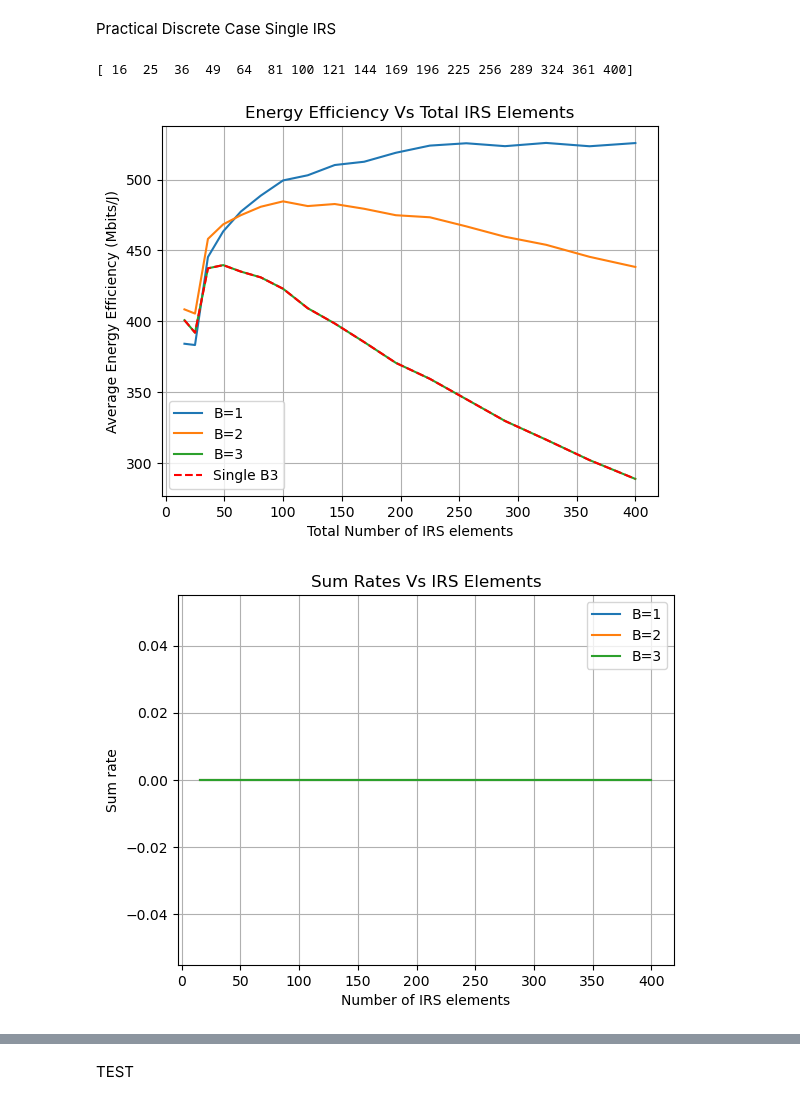
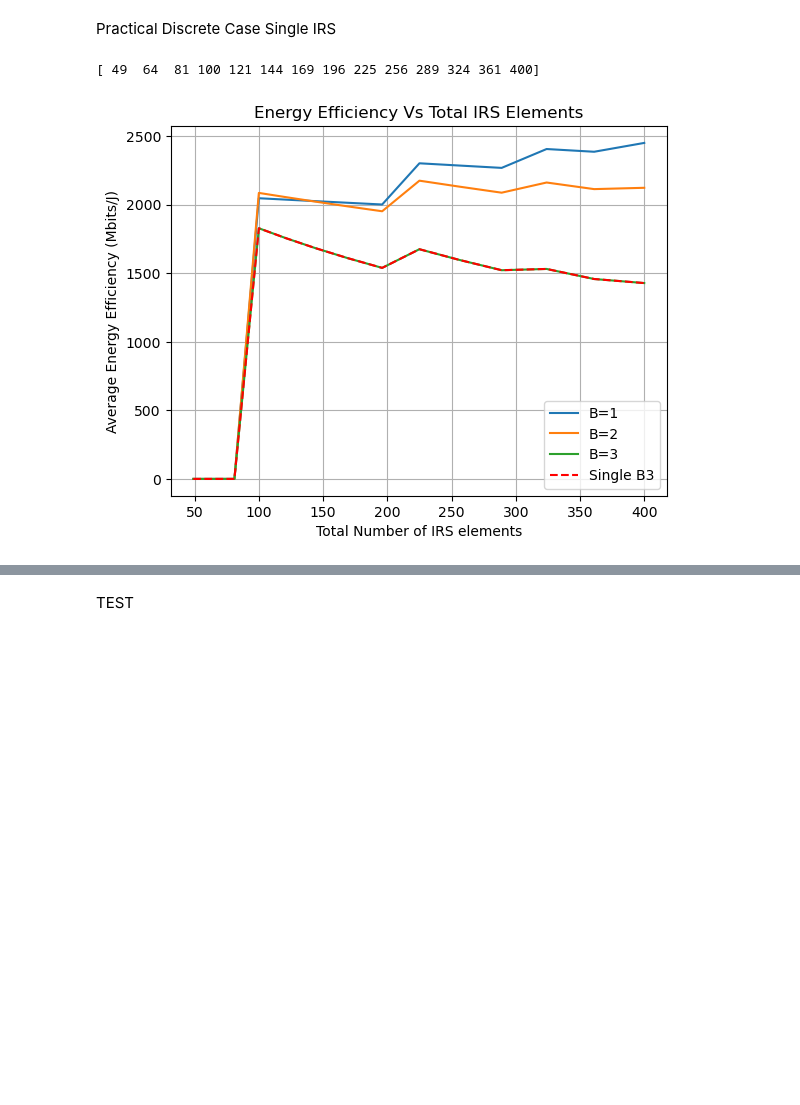
Before and after one commit to TariqUmar/SISO_Network_Implementation, a Jupyter notebook: plots_Ns_Vs_EE.ipynb, the cells around one changed output, grey strips where cells are left out. Cells and saved outputs as stored; diff of their text form; code cells hidden in the pictures; blank space fills up the shorter version.

```diff
--- a/plots_Ns_Vs_EE.ipynb
+++ b/plots_Ns_Vs_EE.ipynb
@@ -222,7 +223,7 @@ Ideal Continuous Case Double IRS
 RATE_THRESHOLD = 10
 B = None
 Ns_max_sqrt = int(np.sqrt(Ns_max))
-N_values = np.array([i**2 for i in range(4, Ns_max_sqrt + 1)])
+N_values = np.array([i**2 for i in range(Ns_start, Ns_max_sqrt + 1)])
 print(N_values)
 
 
@@ -387,7 +388,7 @@ Practical Discrete Case Double IRS
 RATE_THRESHOLD = 10
 qB = np.arange(1,4,1)
 Ns_max_sqrt = int(np.sqrt(Ns_max))
-N_values = np.array([i**2 for i in range(4, Ns_max_sqrt + 1)])
+N_values = np.array([i**2 for i in range(Ns_start, Ns_max_sqrt + 1)])
 # print(N_values)
 
 
@@ -621,7 +622,7 @@ Ideal Continuous Case Single IRS
 RATE_THRESHOLD = 10
 B = None
 Ns_max_sqrt = int(np.sqrt(Ns_max))
-N_values = np.array([i**2 for i in range(4, Ns_max_sqrt + 1)])
+N_values = np.array([i**2 for i in range(Ns_start, Ns_max_sqrt + 1)])
 print(N_values)
 
 
@@ -781,7 +782,7 @@ Practical Discrete Case Single IRS
 RATE_THRESHOLD = 10
 qB = np.arange(1,4,1)
 Ns_max_sqrt = int(np.sqrt(Ns_max))
-N_values = np.array([i**2 for i in range(4, Ns_max_sqrt + 1)])
+N_values = np.array([i**2 for i in range(Ns_start, Ns_max_sqrt + 1)])
 print(N_values)
 
 
@@ -902,7 +903,7 @@ for B in qB:
         # sum_rates_1.append((np.sum(sum_rate)/NUM_SIMULATIONS))
 
     # Store the results in the dictionary with N as the key
-    # results_dict_1[B] = sum_rates_1
+    results_dict_1[B] = sum_rates_1
 
     # Store the results in the dictionary with N as the key
     results_dict_2[B] = average_energy_efficiency_1
@@ -915,35 +916,34 @@ SingleB3 = results_dict_2[3]
 # print('done')
 # print(N_values)
 # %% [output]
-[ 16  25  36  49  64  81 100 121 144 169 196 225 256 289 324 361 400]
+[ 49  64  81 100 121 144 169 196 225 256 289 324 361 400]
 # %%
 # Plot the graph for each value of N
 for B, average_energy_efficiency_1 in results_dict_2.items():
     plt.plot(N_values, average_energy_efficiency_1, label=f'B={B}')
 
 plt.plot(N_values, SingleB3, '--r', label='Single B3')
 
 plt.ylabel('Average Energy Efficiency (Mbits/J)')
 plt.xlabel('Total Number of IRS elements')
 plt.title('Energy Efficiency Vs Total IRS Elements')
 plt.legend()
 plt.grid(True)
 plt.show()
 
-plt.figure()
-# Plot the graph for each value of N
-for B, sum_rates_1 in results_dict_1.items():
-    plt.plot(N_values, sum_rates_1, label=f'B={B}')
+# plt.figure()
+# # Plot the graph for each value of N
+# for B, sum_rates_1 in results_dict_1.items():
+#     plt.plot(N_values, sum_rates_1, label=f'B={B}')
 
-plt.ylabel('Sum rate')
-plt.xlabel('Number of IRS elements')
-plt.title('Sum Rates Vs IRS Elements')
-plt.legend()
-plt.grid(True)
-plt.show()
+# plt.ylabel('Sum rate')
+# plt.xlabel('Number of IRS elements')
+# plt.title('Sum Rates Vs IRS Elements')
+# plt.legend()
+# plt.grid(True)
+# plt.show()
 # %% [output]
-[figure, old version]
+[figure, new version]
-[figure, removed]
 # %%
 # Set width of bar
 bar_width = 0.3
```
Also changed, not shown: parts of 16 cells of this notebook, 5 other files.
